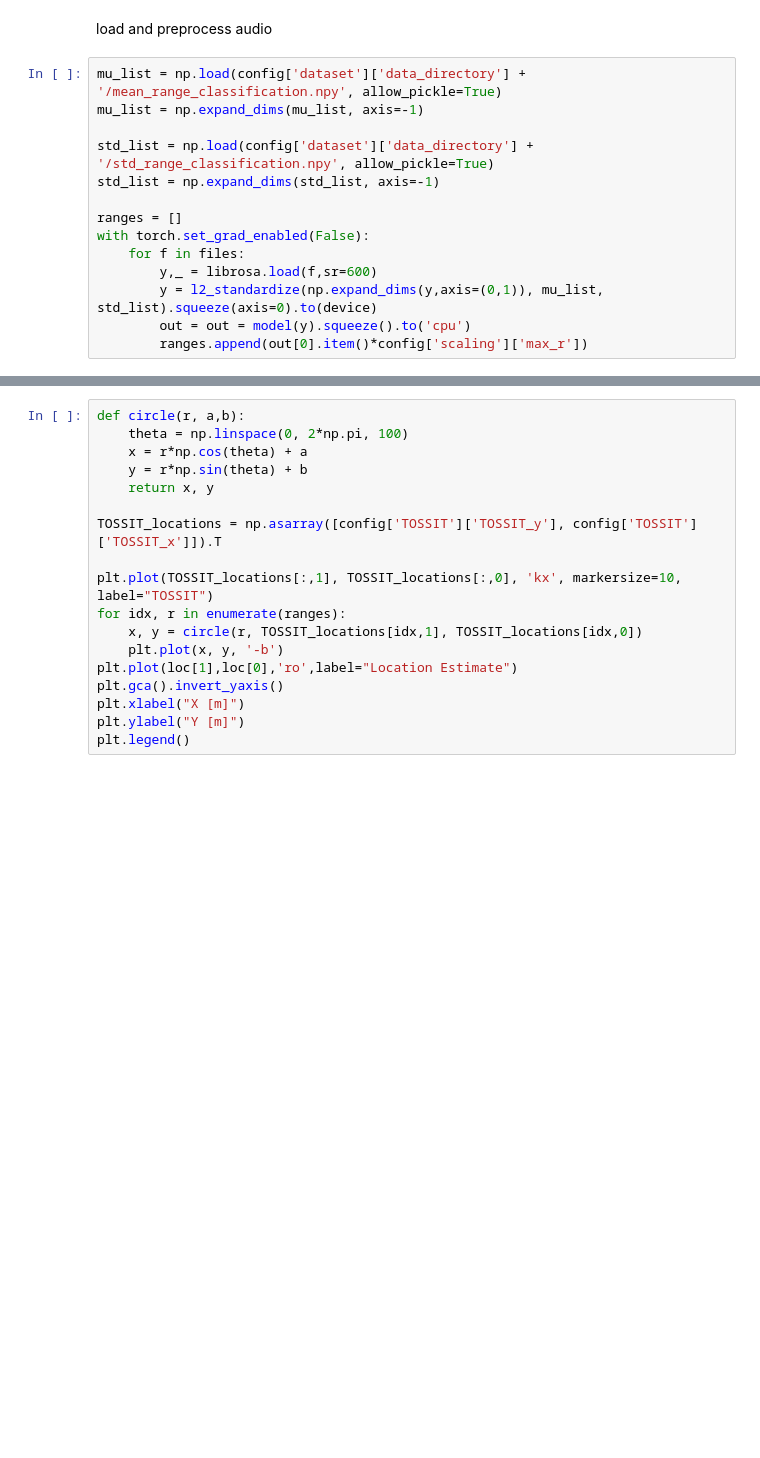
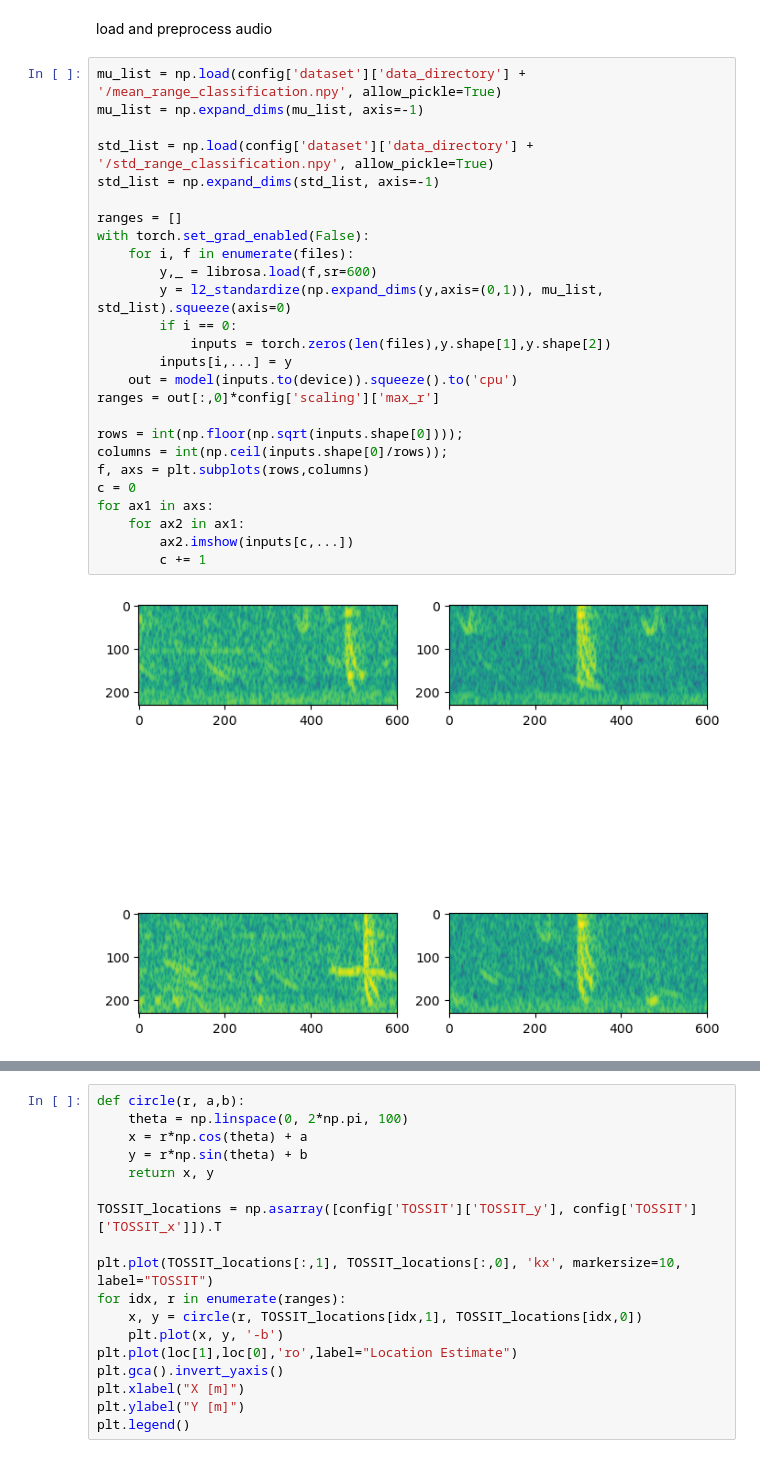
Before and after one commit to whoi-mars/Whale-Gunshot-Localization, a Jupyter notebook: evaluate/single_evaluation.ipynb, the cells around one changed output, grey strips where cells are left out. Saved outputs shown, nothing was run; the diff lists cells and outputs as text; blank space fills up the shorter version.

```diff
--- a/evaluate/single_evaluation.ipynb
+++ b/evaluate/single_evaluation.ipynb
@@ -38,15 +38,29 @@ load and preprocess audio
 # %%
 mu_list = np.load(config['dataset']['data_directory'] + '/mean_range_classification.npy', allow_pickle=True)
 mu_list = np.expand_dims(mu_list, axis=-1)
 
 std_list = np.load(config['dataset']['data_directory'] + '/std_range_classification.npy', allow_pickle=True)
 std_list = np.expand_dims(std_list, axis=-1)
 
 ranges = []
 with torch.set_grad_enabled(False):
-    for f in files:
+    for i, f in enumerate(files):
         y,_ = librosa.load(f,sr=600)
-        y = l2_standardize(np.expand_dims(y,axis=(0,1)), mu_list, std_list).squeeze(axis=0).to(device)
-        out = out = model(y).squeeze().to('cpu')
-        ranges.append(out[0].item()*config['scaling']['max_r'])
+        y = l2_standardize(np.expand_dims(y,axis=(0,1)), mu_list, std_list).squeeze(axis=0)
+        if i == 0:
+            inputs = torch.zeros(len(files),y.shape[1],y.shape[2])
+        inputs[i,...] = y
+    out = model(inputs.to(device)).squeeze().to('cpu')
+ranges = out[:,0]*config['scaling']['max_r']
+
+rows = int(np.floor(np.sqrt(inputs.shape[0])));
+columns = int(np.ceil(inputs.shape[0]/rows));
+f, axs = plt.subplots(rows,columns)
+c = 0
+for ax1 in axs:
+    for ax2 in ax1:
+        ax2.imshow(inputs[c,...])
+        c += 1
+# %% [output]
+[figure, added]
 # %%
```
Also changed, not shown: parts of 1 cell of this notebook.
